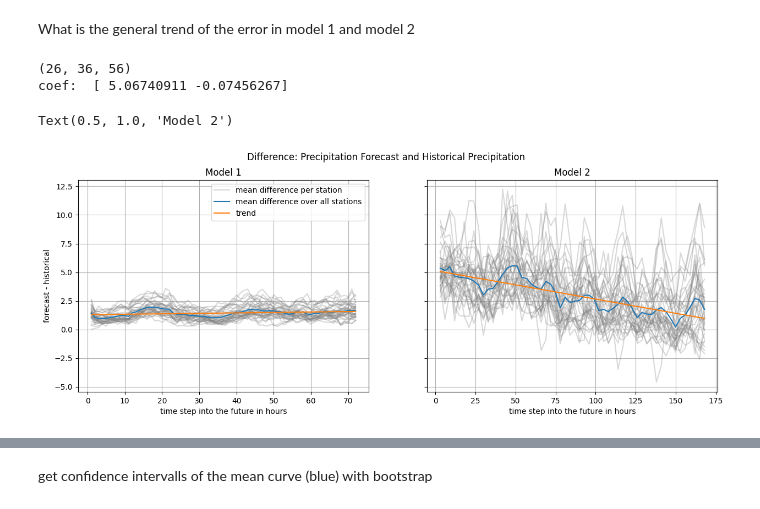
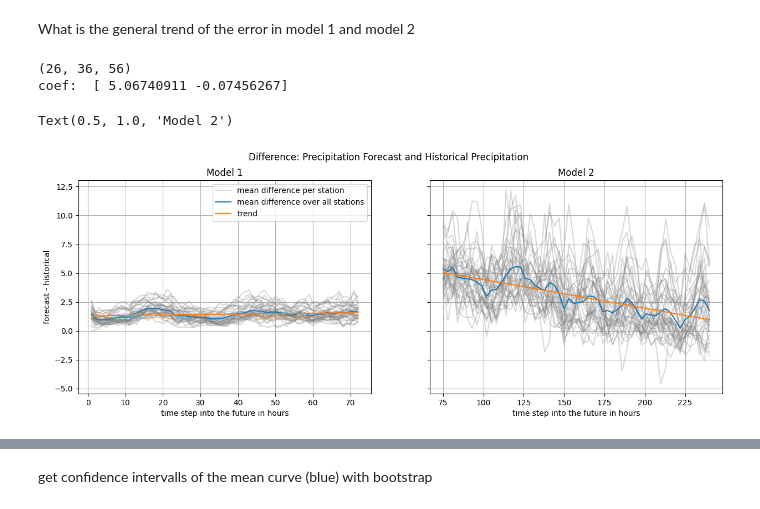
Before and after one commit to RobinU434/DataLiteracy, a Jupyter notebook: studies/13_01_24_RU_glimps_into_data.ipynb, the cells around one changed output, grey strips where cells are left out. Saved outputs shown, nothing was run; the diff lists cells and outputs as text; code cells hidden in the pictures.

```diff
--- a/studies/13_01_24_RU_glimps_into_data.ipynb
+++ b/studies/13_01_24_RU_glimps_into_data.ipynb
@@ -105,10 +571,7 @@ result = []
 for call_time in call_times:
     call_time_result = []
     for station_id in station_ids:
-        constrain1 = merge1["call_time"] == call_time
-        constrain2 = merge1["station_id"] == station_id
-        mask = constrain1 & constrain2
-        sub_df_forecast = merge1[mask]
+        sub_df_forecast = merge1[(merge1["call_time"] == call_time) & (merge1["station_id"] == station_id)]
 
         if len(sub_df_forecast) < 72:
             continue
@@ -167,32 +630,32 @@ ax1.set_xlabel("time step into the future in hours")
 
 
 # MODEL 2
 print(error_mat_model_2.shape)
 station_errors = error_mat_model_2.mean(axis=0)
-x_axis = np.arange(1, station_errors.shape[-1] + 1) * 3
+x_axis = (np.arange(1, station_errors.shape[-1] + 1) * 3) + 72
 
 for idx, station_error in enumerate(station_errors):
     ax2.plot(x_axis, station_error, label="mean difference per station" if idx == 0 else "", color="grey", alpha=0.3)
 forecast_error = station_errors.mean(axis=0)
 ax2.plot(x_axis, forecast_error, label="mean difference over all stations")
 
 # extract trend
 x = np.arange(station_errors.shape[-1])[:, None]
 x_aug = np.concatenate([np.ones_like(x), x], axis=1)
 regression_coef = np.linalg.inv(x_aug.T @ x_aug) @ x_aug.T @ forecast_error
 regression = x_aug @ regression_coef
 
 ax2.plot(x_axis, regression, label="trend")
 
 ax2.grid()
 ax2.set_xlabel("time step into the future in hours")
 print("coef: ", regression_coef)
 
 ax2.set_title("Model 2")
 
 # TODO: ask if we would use bar plots -> h
 # %% [output]
 (26, 36, 56)
 coef:  [ 5.06740911 -0.07456267]
 Text(0.5, 1.0, 'Model 2')
-[figure, old version]
+[figure, new version]
```
Also changed, not shown: parts of 7 cells of this notebook, 1 other file.
